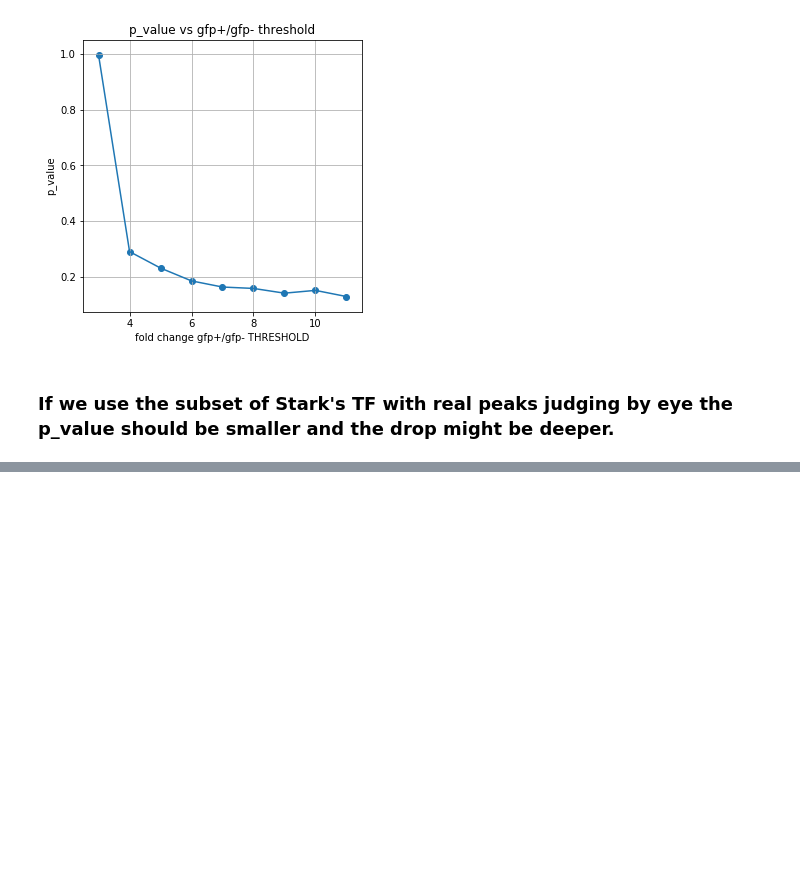
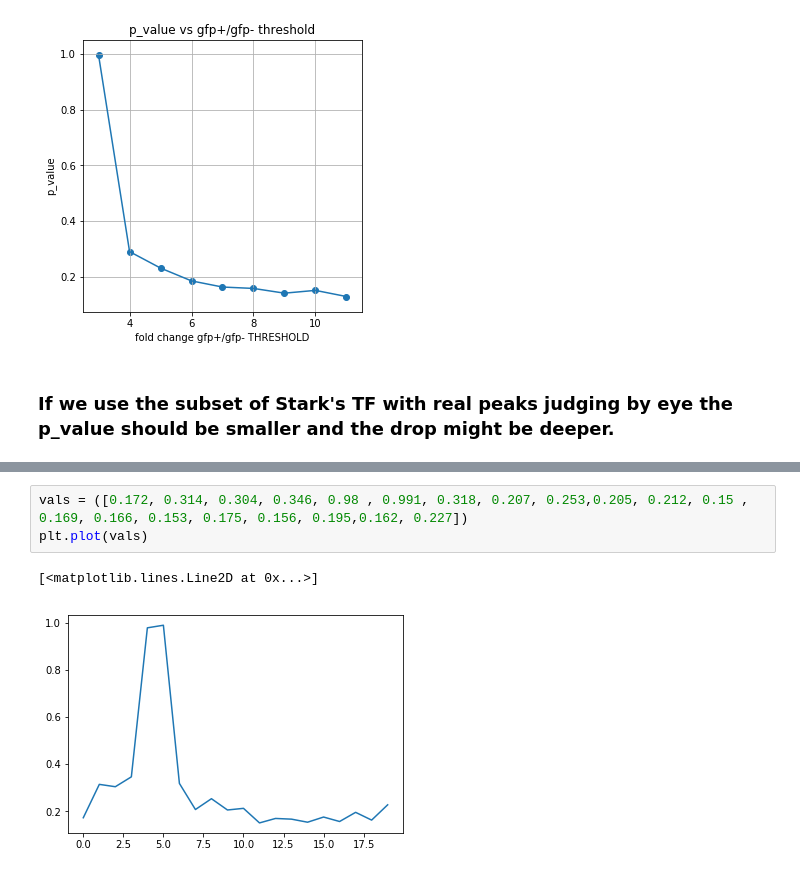
Before and after one commit to aerijman/TADs-analysis, a Jupyter notebook: empirical_null_model/notebooks/predictions_Logo.ipynb, the cells around one changed output, grey strips where cells are left out. Saved outputs shown, nothing was run; the diff lists cells and outputs as text; blank space fills up the shorter version.

```diff
--- a/empirical_null_model/notebooks/predictions_Logo.ipynb
+++ b/empirical_null_model/notebooks/predictions_Logo.ipynb
@@ -546,0 +558,6 @@ plt.savefig('empirical_nullH_p_values_completeSet_reads-{}-cutOffs-{}'.format(MI
+# %%
+vals = ([0.172, 0.314, 0.304, 0.346, 0.98 , 0.991, 0.318, 0.207, 0.253,0.205, 0.212, 0.15 , 0.169, 0.166, 0.153, 0.175, 0.156, 0.195,0.162, 0.227])
+plt.plot(vals)
+# %% [output]
+[<matplotlib.lines.Line2D at 0x...>]
+[figure, added]
```
Also changed, not shown: parts of 9 cells of this notebook, 6 other files.
